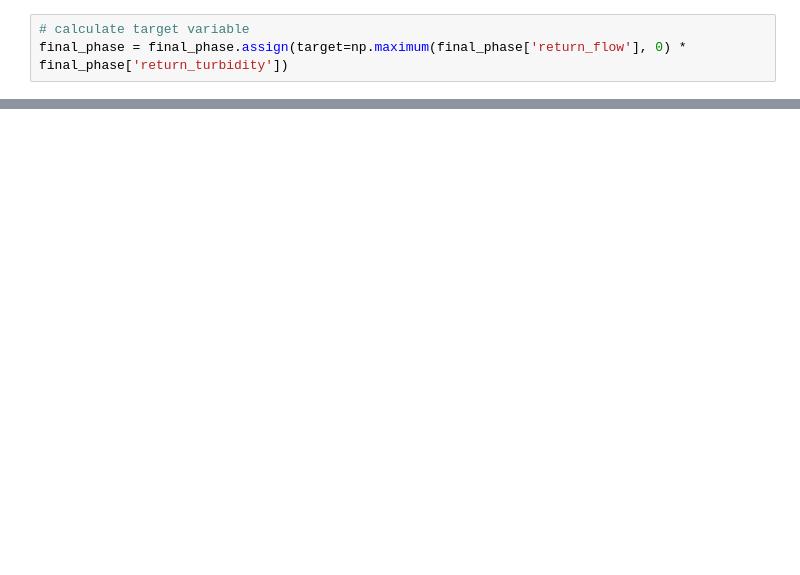
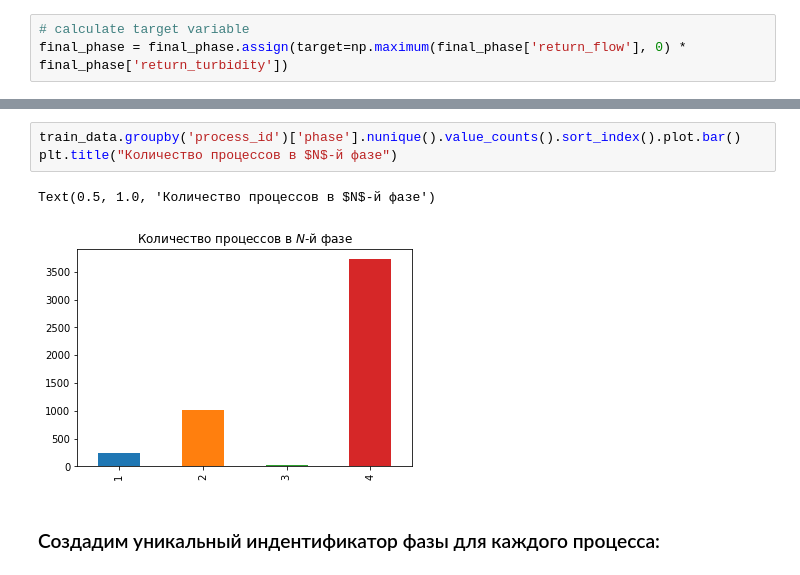
Before and after one commit to paniquex/MSU_2course_selection, a Jupyter notebook: first_task/Untitled.ipynb, the cells around one changed output, grey strips where cells are left out. Drawn from its saved outputs; the diff is of its cells as text; blank space fills up the shorter version.

```diff
--- a/first_task/Untitled.ipynb
+++ b/first_task/Untitled.ipynb
@@ -62,0 +85,8 @@ ax[2].set_title('Turbidity in final phase in NTU.L');
+# %%
+train_data.groupby('process_id')['phase'].nunique().value_counts().sort_index().plot.bar()
+plt.title("Количество процессов в $N$-й фазе")
+# %% [output]
+Text(0.5, 1.0, 'Количество процессов в $N$-й фазе')
+[figure, added]
+# %% [markdown]
+### Создадим уникальный индентификатор фазы для каждого процесса:
```
Also changed, not shown: parts of 18 cells of this notebook.
